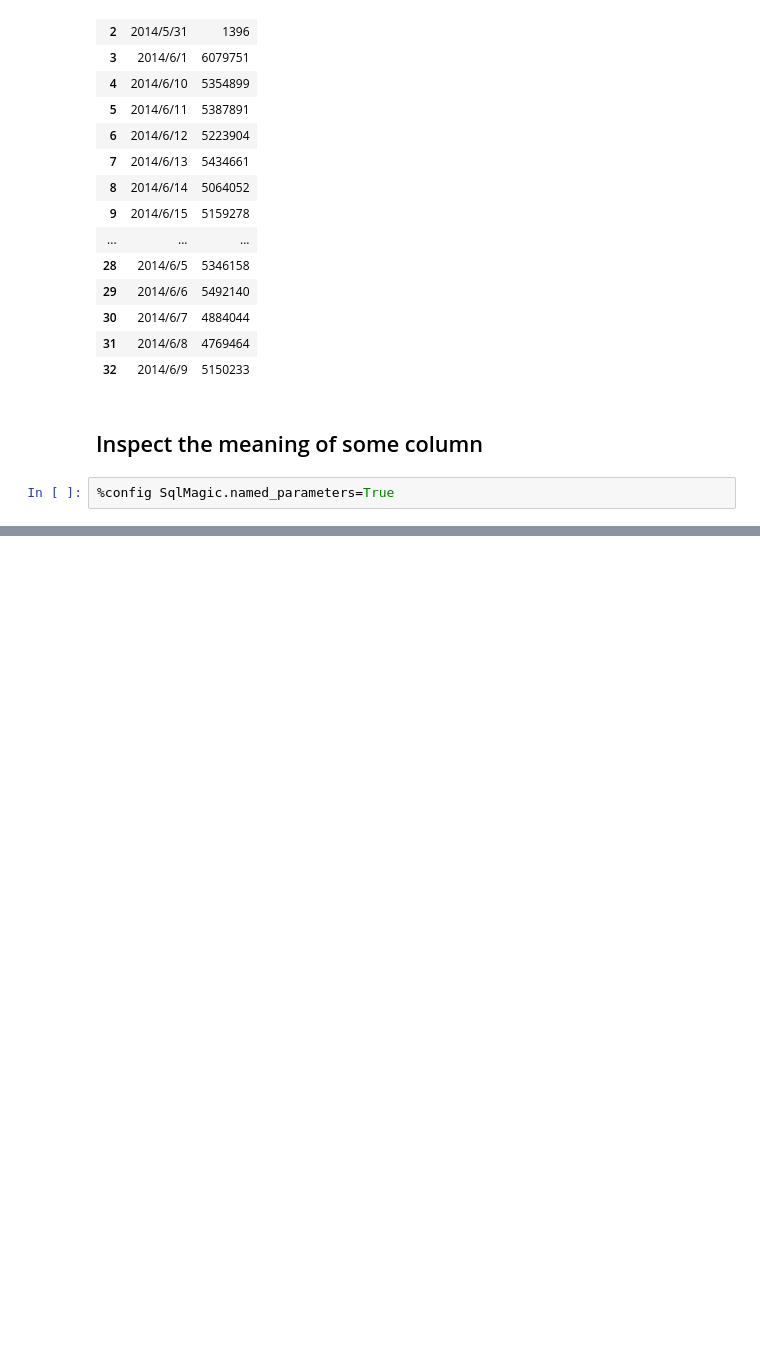
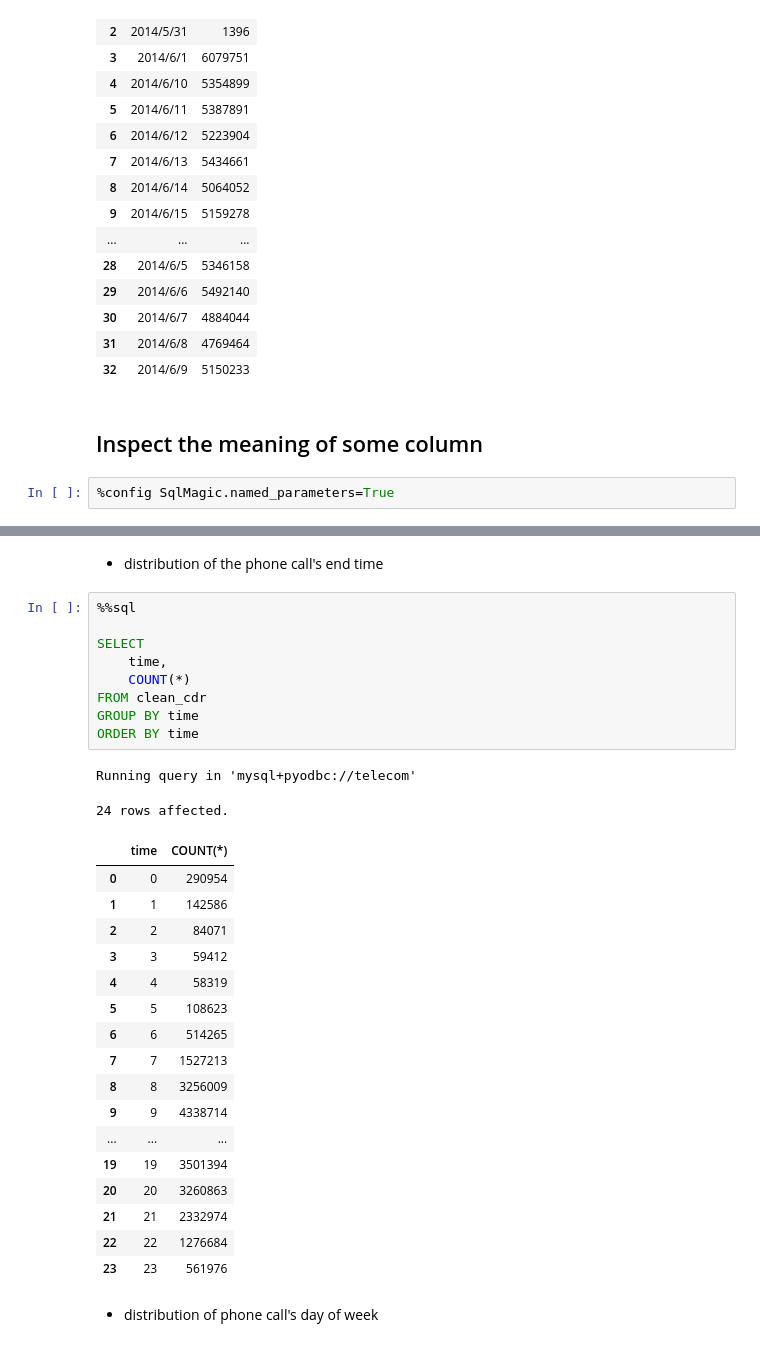
Before and after one commit to githubjacky/telecom, a Jupyter notebook: notebooks/data_info/raw/calling_records.ipynb, the cells around one changed output, grey strips where cells are left out. Cells and saved outputs as stored; diff of their text form; blank space fills up the shorter version.

```diff
--- a/notebooks/data_info/raw/calling_records.ipynb
+++ b/notebooks/data_info/raw/calling_records.ipynb
@@ -535,0 +534,33 @@ Running query in 'mysql+pyodbc://telecom'
+# %% [markdown]
+- distribution of the phone call's end time
+# %%
+%%sql
+
+SELECT
+    time,
+    COUNT(*)
+FROM clean_cdr
+GROUP BY time
+ORDER BY time
+# %% [output]
+Running query in 'mysql+pyodbc://telecom'
+24 rows affected.
+|  | time | COUNT(*) |
+| 0 | 0 | 290954 |
+| 1 | 1 | 142586 |
+| 2 | 2 | 84071 |
+| 3 | 3 | 59412 |
+| 4 | 4 | 58319 |
+| 5 | 5 | 108623 |
+| 6 | 6 | 514265 |
+| 7 | 7 | 1527213 |
+| 8 | 8 | 3256009 |
+| 9 | 9 | 4338714 |
+| ... | ... | ... |
+| 19 | 19 | 3501394 |
+| 20 | 20 | 3260863 |
+| 21 | 21 | 2332974 |
+| 22 | 22 | 1276684 |
+| 23 | 23 | 561976 |
+# %% [markdown]
+- distribution of phone call's day of week
```
Also changed, not shown: parts of 67 cells of this notebook, 11 other files.
